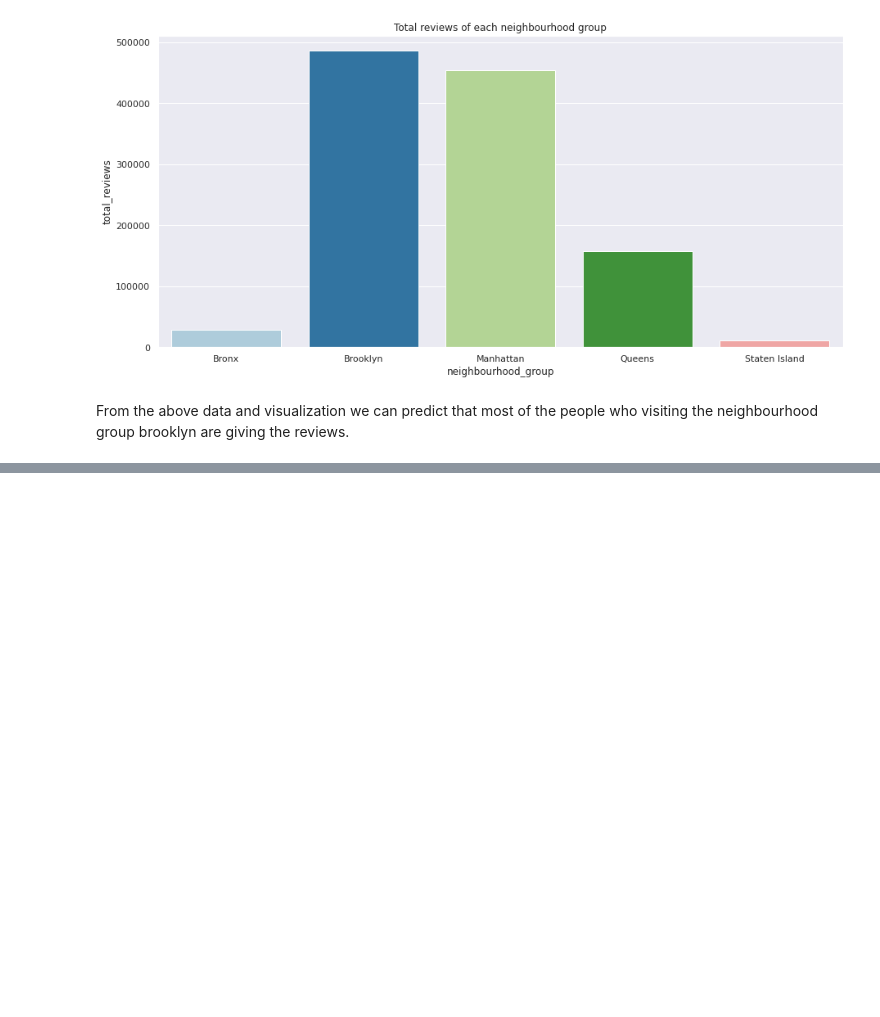
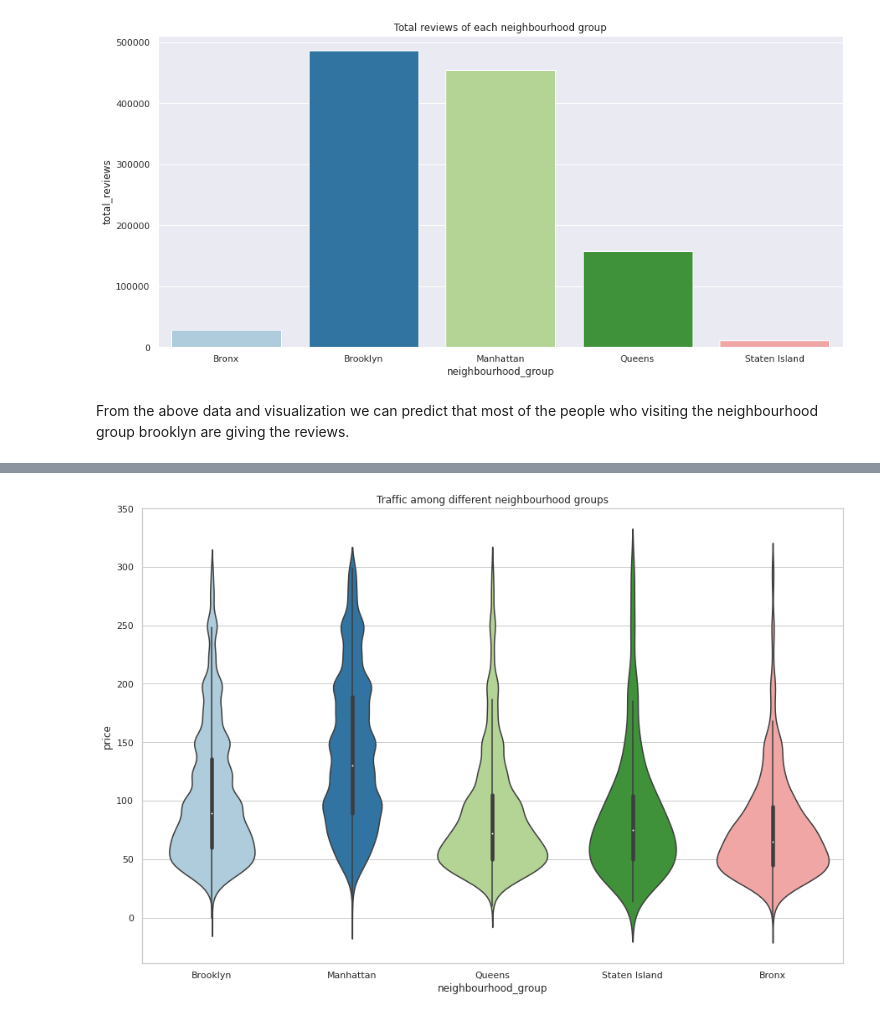
Before and after one commit to Srinadh9121/airbnb_booking_ED_Analysis, a Jupyter notebook: Airbnb_Bookings_Analysis_Capstone_Project.ipynb, the cells around one changed output, grey strips where cells are left out. Cells and saved outputs as stored; diff of their text form; code cells hidden in the pictures; blank space fills up the shorter version.

```diff
--- a/Airbnb_Bookings_Analysis_Capstone_Project.ipynb
+++ b/Airbnb_Bookings_Analysis_Capstone_Project.ipynb
@@ -415,0 +447,10 @@ From the above data and visualization we can predict that most of the people who
+# %%
+df=airbnb_data[airbnb_data.price<300]
+# %%
+# plotting traffic among different areas
+plt.figure(figsize=(15,10))
+sns.violinplot(data=df, x='neighbourhood_group', y='price', palette='Paired')
+plt.title('Traffic among different neighbourhood groups')
+plt.show()
+# %% [output]
+[figure, added]
```
Also changed, not shown: parts of 6 cells of this notebook.
